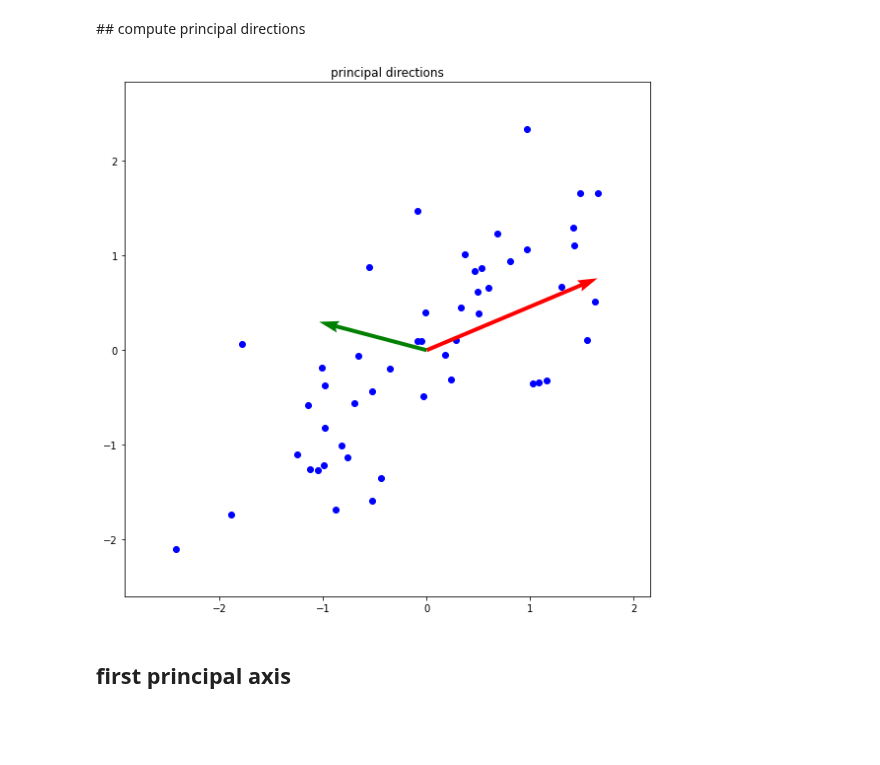
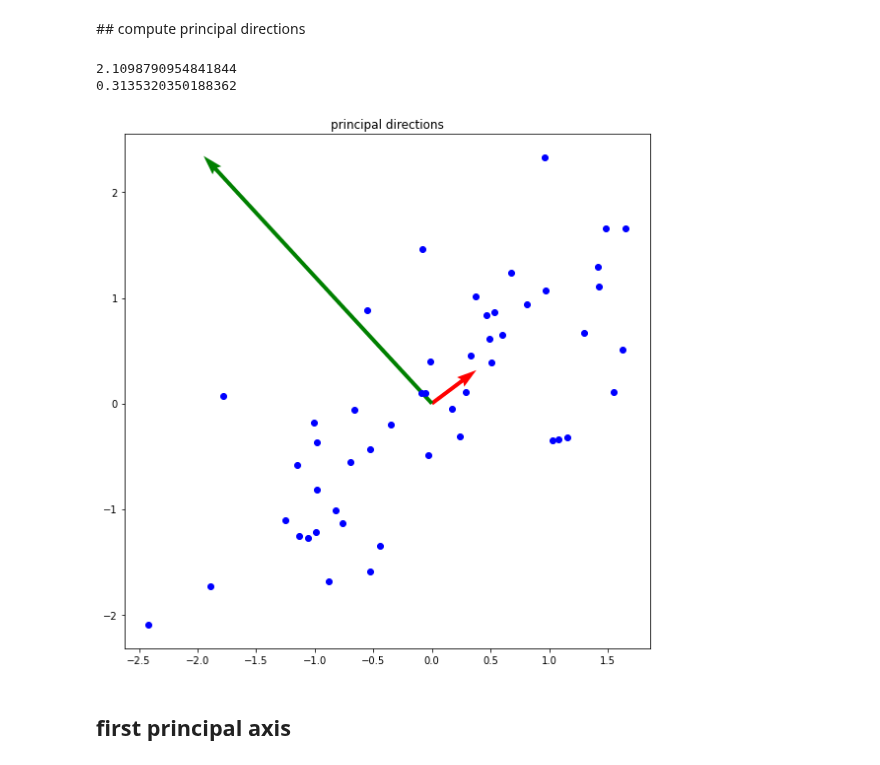
Before and after one commit to heji0826/assignment-machine-learning, a Jupyter notebook: 12/assignment_12.ipynb, the cells around one changed output. Drawn from its saved outputs; the diff is of its cells as text; code cells hidden in the pictures; blank space fills up the shorter version.

Commit message:
plot_principal

```diff
--- a/12/assignment_12.ipynb
+++ b/12/assignment_12.ipynb
@@ -77,18 +77,30 @@ def compute_eigen(X):
     return S, U
 # %%
 X = compute_covariance(feature)
-# %%
-plt.figure(figsize=(8,8))
-plt.title('principal directions')
-# ===================================================
-# fill up the blank
-#
-#
-# ===================================================
-plt.tight_layout()
-plt.show()
-# %% [output]
-[figure, removed]
+# %%
+def plot_principal(feature):
+    x, y = normalize(feature)
+    X = compute_covariance(feature)
+
+    eigen_1S, eigen_1U = compute_eigen(X)[1][:,0]
+    eigen_2S, eigen_2U = compute_eigen(X)[1][:,1]
+    eigen_1 = compute_eigen(X)[0][0]
+    eigen_2 = compute_eigen(X)[0][1]
+    print(eigen_1)
+    print(eigen_2)
+
+    plt.figure(figsize=(8,8))
+    plt.title('principal directions')
+    plt.plot(x, y, 'o', color = 'blue')
+    plt.quiver(0,0,eigen_1S, eigen_1U, angles='xy', color='red', scale=eigen_1, scale_units='x')
+    plt.quiver(0,0,eigen_2S, eigen_2U, angles='xy', color='green', scale=eigen_2, scale_units='y')
+    plt.tight_layout()
+    plt.show()
+plot_principal(feature)
+# %% [output]
+2.1098790954841844
+0.3135320350188362
+[figure, added]
 # %% [markdown]
 ## first principal axis
 # %%
```
